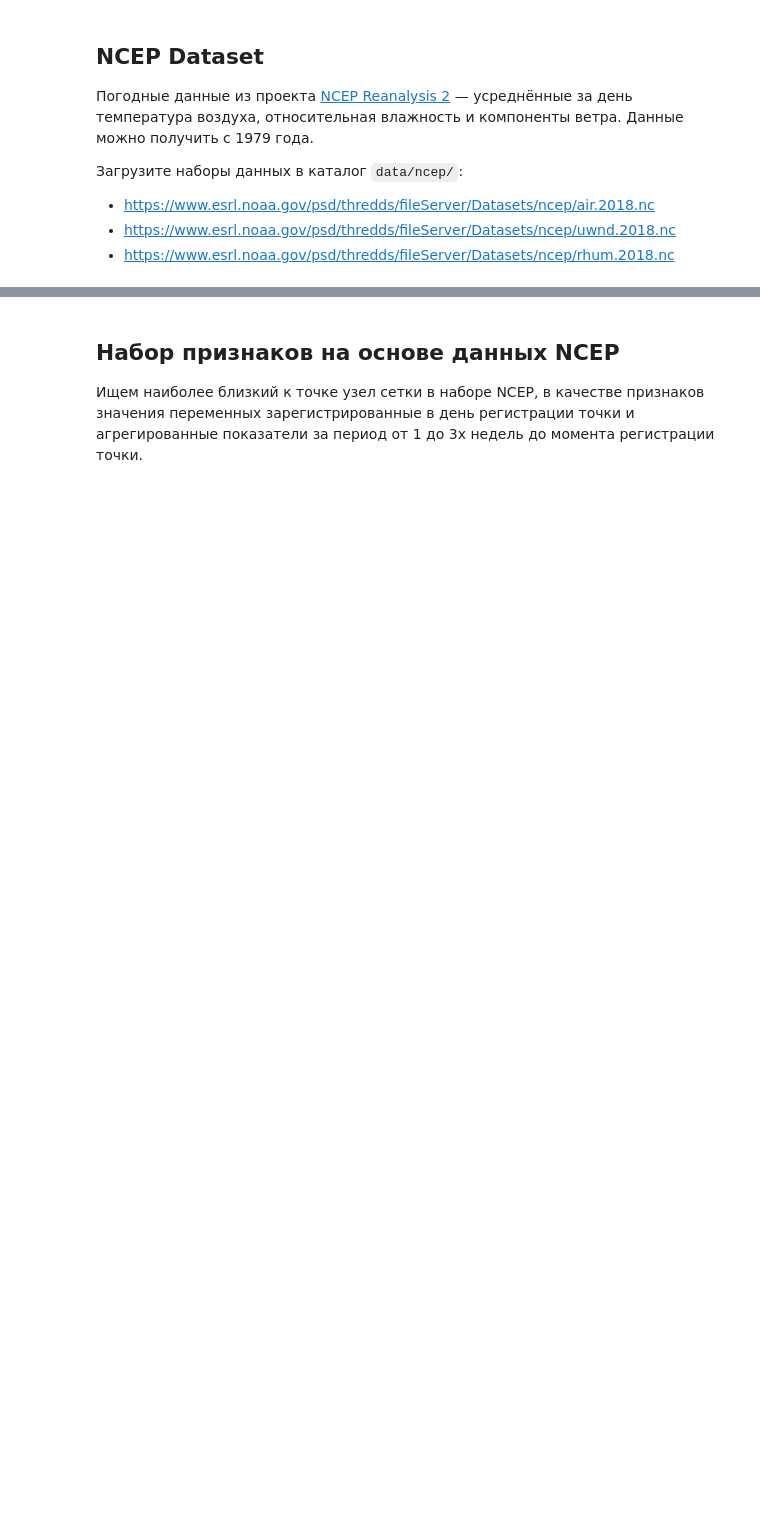
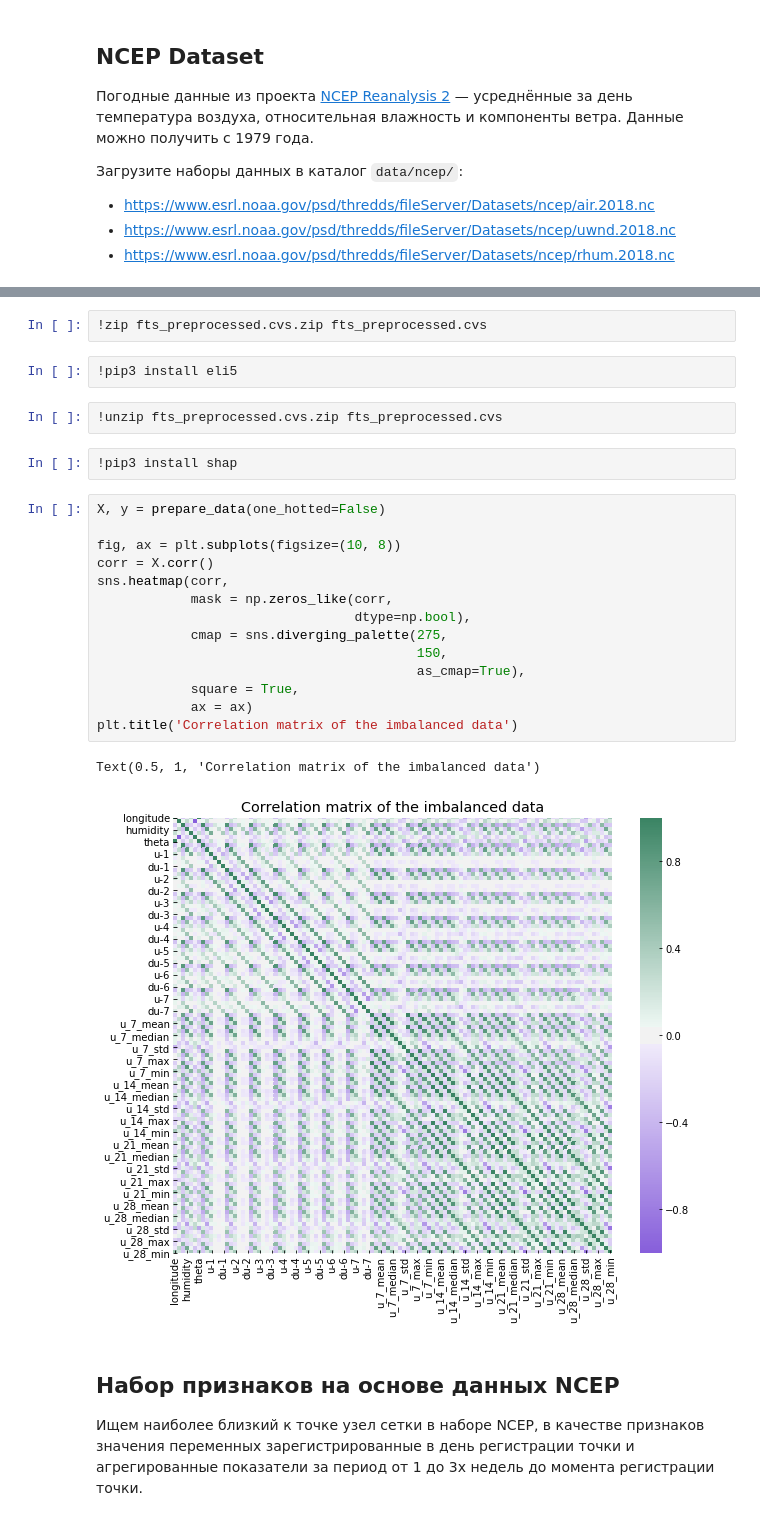
Before and after one commit to andygoosh/wildfire.sberbank.ai, a Jupyter notebook: workinprogress.ipynb, the cells around one changed output, grey strips where cells are left out. Drawn from its saved outputs; the diff is of its cells as text; blank space fills up the shorter version.

```diff
--- a/workinprogress.ipynb
+++ b/workinprogress.ipynb
@@ -219,3 +216,28 @@ Successfully installed catboost-0.19.1
+# %%
+!zip fts_preprocessed.cvs.zip fts_preprocessed.cvs
+# %%
+!pip3 install eli5
+# %%
+!unzip fts_preprocessed.cvs.zip fts_preprocessed.cvs
+# %%
+!pip3 install shap
+# %%
+X, y = prepare_data(one_hotted=False)
+
+fig, ax = plt.subplots(figsize=(10, 8))
+corr = X.corr()
+sns.heatmap(corr,
+            mask = np.zeros_like(corr,
+                                 dtype=np.bool),
+            cmap = sns.diverging_palette(275,
+                                         150,
+                                         as_cmap=True),
+            square = True,
+            ax = ax)
+plt.title('Correlation matrix of the imbalanced data')
+# %% [output]
+Text(0.5, 1, 'Correlation matrix of the imbalanced data')
+[figure, added]
 # %% [markdown]
 ## Набор признаков на основе данных NCEP
 
```
Also changed, not shown: parts of 22 cells of this notebook.
